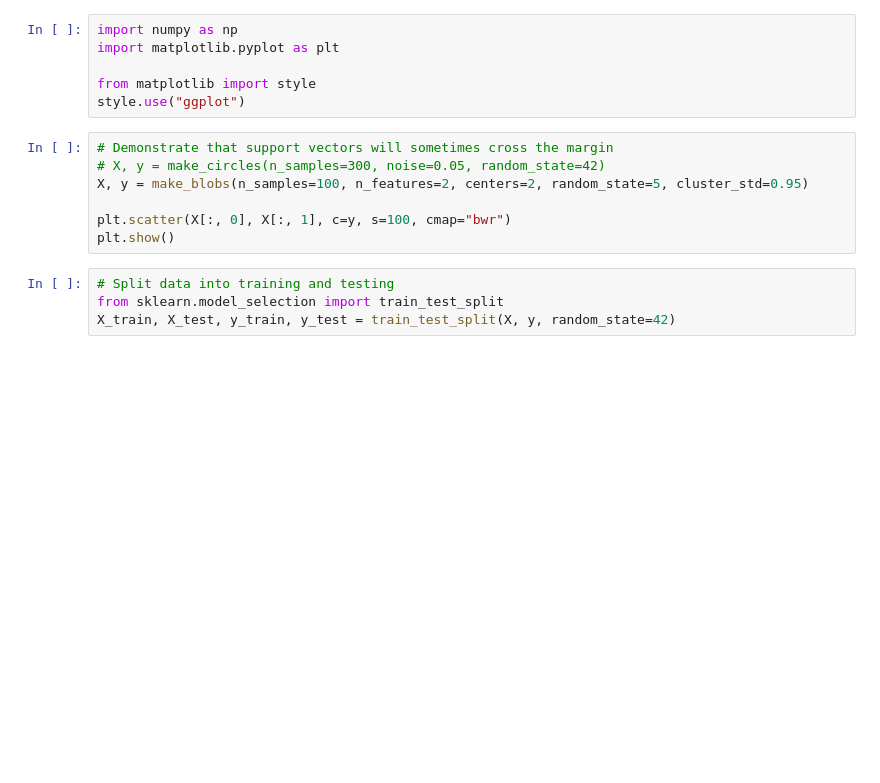
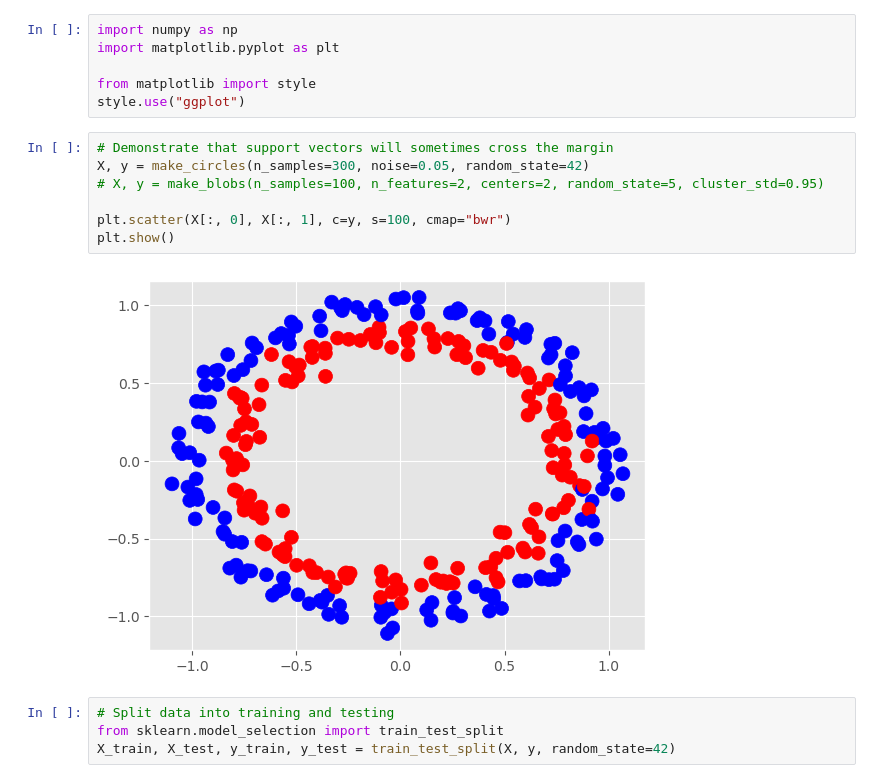
Before and after one commit to softmaxhuanchen/AI-ML, a Jupyter notebook: sup-learning-part2-live/sup-learning-part2-live.ipynb, the cells around one changed output. Saved outputs shown, nothing was run; the diff lists cells and outputs as text; blank space fills up the shorter version.

```diff
--- a/sup-learning-part2-live/sup-learning-part2-live.ipynb
+++ b/sup-learning-part2-live/sup-learning-part2-live.ipynb
@@ -107,11 +121,13 @@ from matplotlib import style
 style.use("ggplot")
 # %%
 # Demonstrate that support vectors will sometimes cross the margin
-# X, y = make_circles(n_samples=300, noise=0.05, random_state=42)
-X, y = make_blobs(n_samples=100, n_features=2, centers=2, random_state=5, cluster_std=0.95)
+X, y = make_circles(n_samples=300, noise=0.05, random_state=42)
+# X, y = make_blobs(n_samples=100, n_features=2, centers=2, random_state=5, cluster_std=0.95)
 
 plt.scatter(X[:, 0], X[:, 1], c=y, s=100, cmap="bwr")
 plt.show()
+# %% [output]
+[figure, added]
 # %%
 # Split data into training and testing
 from sklearn.model_selection import train_test_split
```
Also changed, not shown: parts of 10 cells of this notebook, 2 other files.
